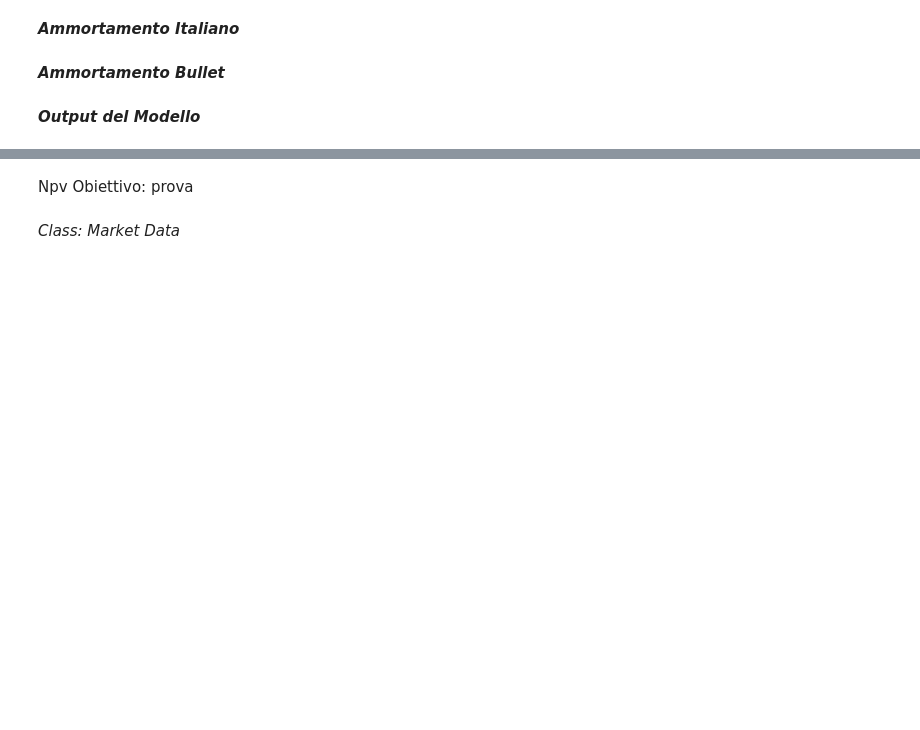
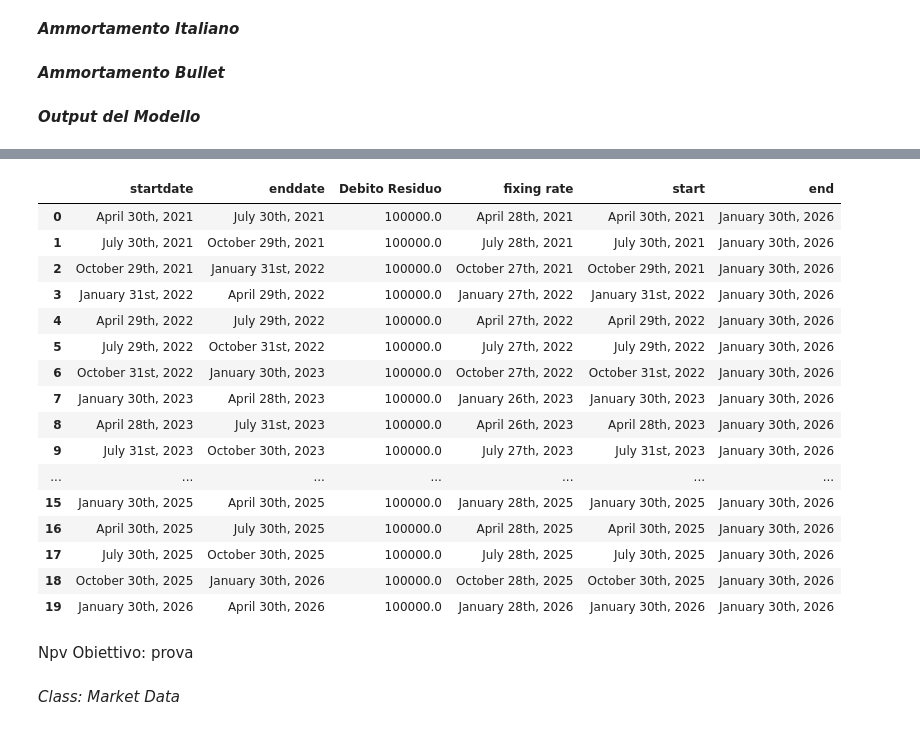
Before and after one commit to MPrazzoli/corpsol, a Jupyter notebook: Script_buono.ipynb, the cells around one changed output, grey strips where cells are left out. Drawn from its saved outputs; the diff is of its cells as text; code cells hidden in the pictures; blank space fills up the shorter version.

```diff
--- a/Script_buono.ipynb
+++ b/Script_buono.ipynb
@@ -220,0 +219,10 @@ print (df_output)
+# %%
+fixing_date=[]
+fixing_date_start=[]
+for i, date in enumerate(df_output['startdate']):
+  date_fix = (calendar.advance(date,-2, Days))
+  fixing_date.append(date_fix)
+  fixing_date_start.append(calendar.advance(date_fix, 2, Days))
+df_output['fixing rate'] = fixing_date
+df_output['start']= fixing_date_start
+df_output['end'] = fixing_date_start[1:]
@@ -221,3 +254,23 @@ print (df_output)
+# %%
+df_output
+# %% [output]
+|  | startdate | enddate | Debito Residuo | fixing rate | start | end |
+| 0 | April 30th, 2021 | July 30th, 2021 | 100000.0 | April 28th, 2021 | April 30th, 2021 | January 30th, 2026 |
+| 1 | July 30th, 2021 | October 29th, 2021 | 100000.0 | July 28th, 2021 | July 30th, 2021 | January 30th, 2026 |
+| 2 | October 29th, 2021 | January 31st, 2022 | 100000.0 | October 27th, 2021 | October 29th, 2021 | January 30th, 2026 |
+| 3 | January 31st, 2022 | April 29th, 2022 | 100000.0 | January 27th, 2022 | January 31st, 2022 | January 30th, 2026 |
+| 4 | April 29th, 2022 | July 29th, 2022 | 100000.0 | April 27th, 2022 | April 29th, 2022 | January 30th, 2026 |
+| 5 | July 29th, 2022 | October 31st, 2022 | 100000.0 | July 27th, 2022 | July 29th, 2022 | January 30th, 2026 |
+| 6 | October 31st, 2022 | January 30th, 2023 | 100000.0 | October 27th, 2022 | October 31st, 2022 | January 30th, 2026 |
+| 7 | January 30th, 2023 | April 28th, 2023 | 100000.0 | January 26th, 2023 | January 30th, 2023 | January 30th, 2026 |
+| 8 | April 28th, 2023 | July 31st, 2023 | 100000.0 | April 26th, 2023 | April 28th, 2023 | January 30th, 2026 |
+| 9 | July 31st, 2023 | October 30th, 2023 | 100000.0 | July 27th, 2023 | July 31st, 2023 | January 30th, 2026 |
+| ... | ... | ... | ... | ... | ... | ... |
+| 15 | January 30th, 2025 | April 30th, 2025 | 100000.0 | January 28th, 2025 | January 30th, 2025 | January 30th, 2026 |
+| 16 | April 30th, 2025 | July 30th, 2025 | 100000.0 | April 28th, 2025 | April 30th, 2025 | January 30th, 2026 |
+| 17 | July 30th, 2025 | October 30th, 2025 | 100000.0 | July 28th, 2025 | July 30th, 2025 | January 30th, 2026 |
+| 18 | October 30th, 2025 | January 30th, 2026 | 100000.0 | October 28th, 2025 | October 30th, 2025 | January 30th, 2026 |
+| 19 | January 30th, 2026 | April 30th, 2026 | 100000.0 | January 28th, 2026 | January 30th, 2026 | January 30th, 2026 |
 # %% [markdown]
 Npv Obiettivo: prova
 # %%
```
Also changed, not shown: parts of 5 cells of this notebook.
